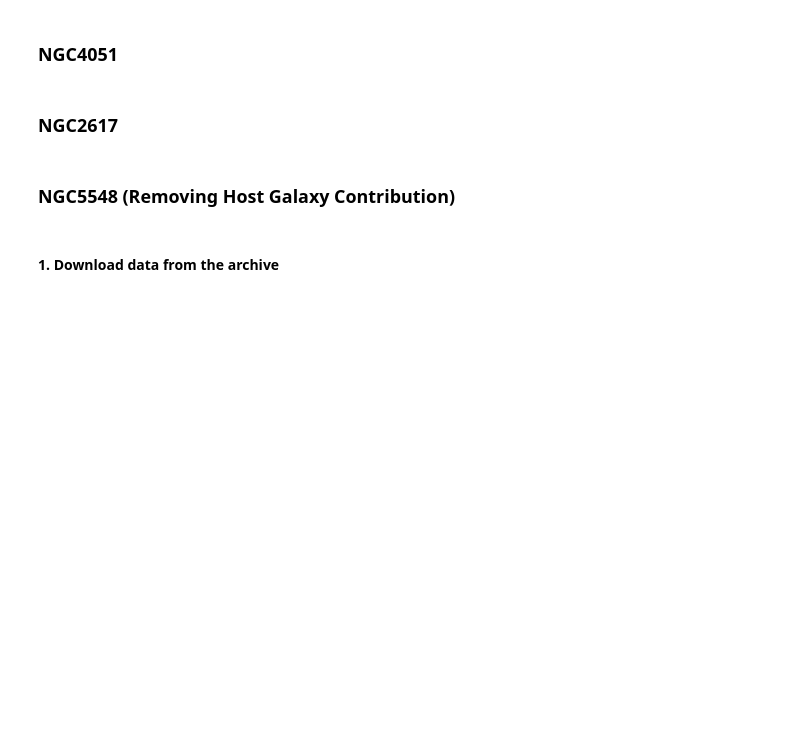
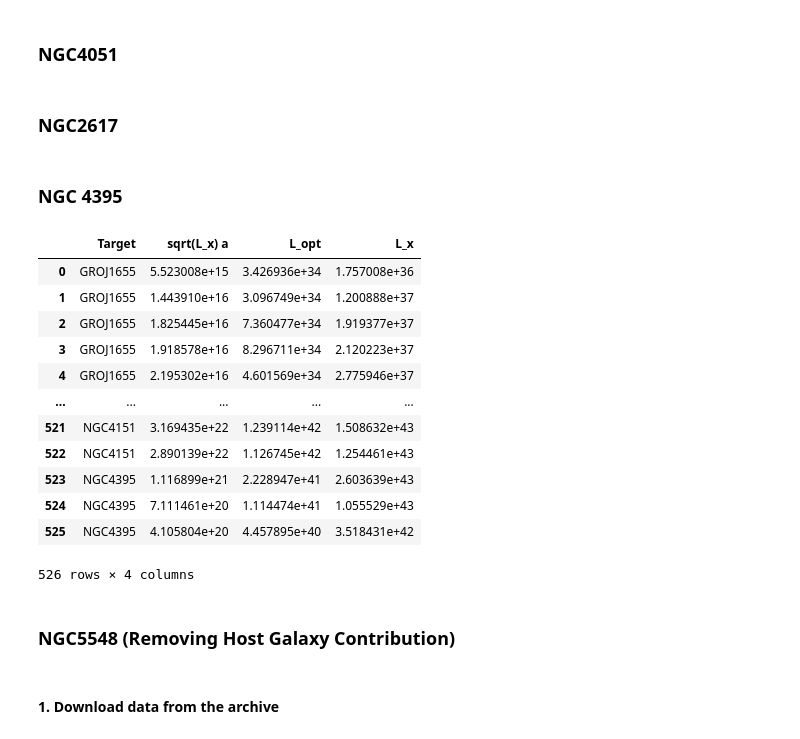
Before and after one commit to changhyun-cho/astrophysics, a Jupyter notebook: agn-xrb/correlations.ipynb, the cells around one changed output. Cells and saved outputs as stored; diff of their text form; code cells hidden in the pictures; blank space fills up the shorter version.

```diff
--- a/agn-xrb/correlations.ipynb
+++ b/agn-xrb/correlations.ipynb
@@ -222,6 +222,44 @@ n4051 = agn[agn["Target"] == "NGC4051"]
 # %%
 n2617 = agn[agn["Target"] == "NGC2617"]
 # n2617
+# %% [markdown]
+### NGC 4395
+# %%
+n4395 = {
+    "log(Lx_bol)": [43.41558074, 43.02347028, 42.54634902],
+    "log(L_opt)": [41.34809983, 41.04706984, 40.64912983],
+    "Target": ["NGC4395", "NGC4395", "NGC4395"],
+    "Lag": [0.21888889, 0.21888889, 0.21888889],
+}
+
+# Create a DataFrame
+n4395 = pd.DataFrame(n4395)
+
+# change units and calculate
+n4395["L_x"] = 10 ** n4395["log(Lx_bol)"]
+n4395["L_opt"] = 10 ** n4395["log(L_opt)"]
+n4395["sqrt(L_x) a"] = np.sqrt(n4395["L_x"]) * n4395["Lag"]
+
+# extract
+n4395 = n4395[["Target", "sqrt(L_x) a", "L_opt", "L_x"]]
+# n4395
+# merge
+df = pd.merge(df, n4395, how="outer")
+df
+# %% [output]
+|  | Target | sqrt(L_x) a | L_opt | L_x |
+| 0 | GROJ1655 | 5.523008e+15 | 3.426936e+34 | 1.757008e+36 |
+| 1 | GROJ1655 | 1.443910e+16 | 3.096749e+34 | 1.200888e+37 |
+| 2 | GROJ1655 | 1.825445e+16 | 7.360477e+34 | 1.919377e+37 |
+| 3 | GROJ1655 | 1.918578e+16 | 8.296711e+34 | 2.120223e+37 |
+| 4 | GROJ1655 | 2.195302e+16 | 4.601569e+34 | 2.775946e+37 |
+| ... | ... | ... | ... | ... |
+| 521 | NGC4151 | 3.169435e+22 | 1.239114e+42 | 1.508632e+43 |
+| 522 | NGC4151 | 2.890139e+22 | 1.126745e+42 | 1.254461e+43 |
+| 523 | NGC4395 | 1.116899e+21 | 2.228947e+41 | 2.603639e+43 |
+| 524 | NGC4395 | 7.111461e+20 | 1.114474e+41 | 1.055529e+43 |
+| 525 | NGC4395 | 4.105804e+20 | 4.457895e+40 | 3.518431e+42 |
+526 rows × 4 columns
 # %% [markdown]
 ### NGC5548 (Removing Host Galaxy Contribution)
 # %% [markdown]
```
Also changed, not shown: parts of 5 cells of this notebook.
